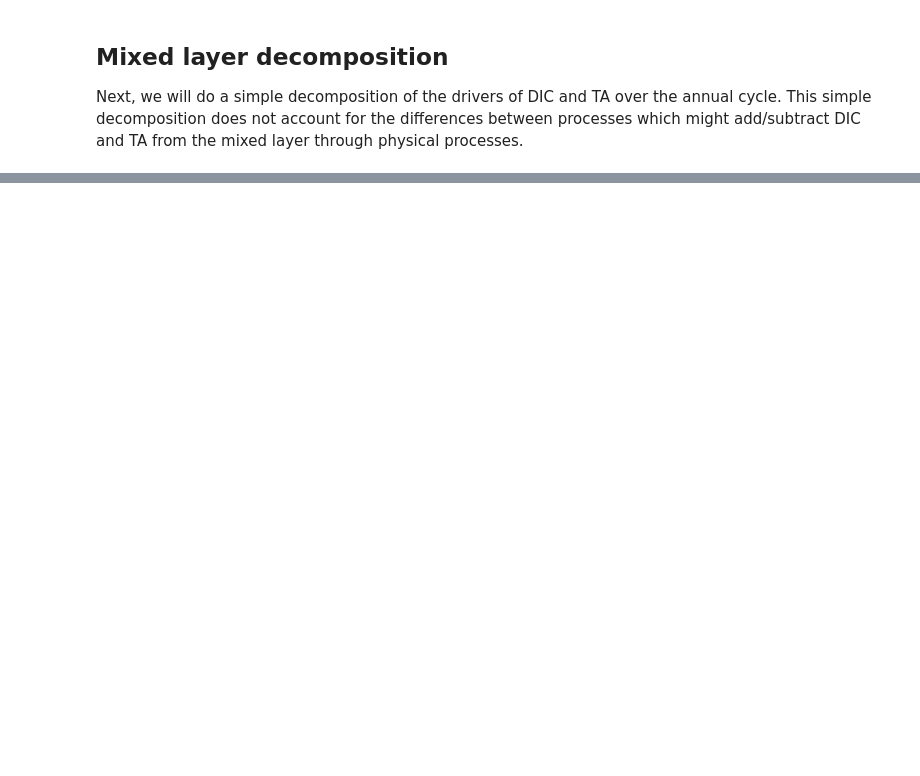
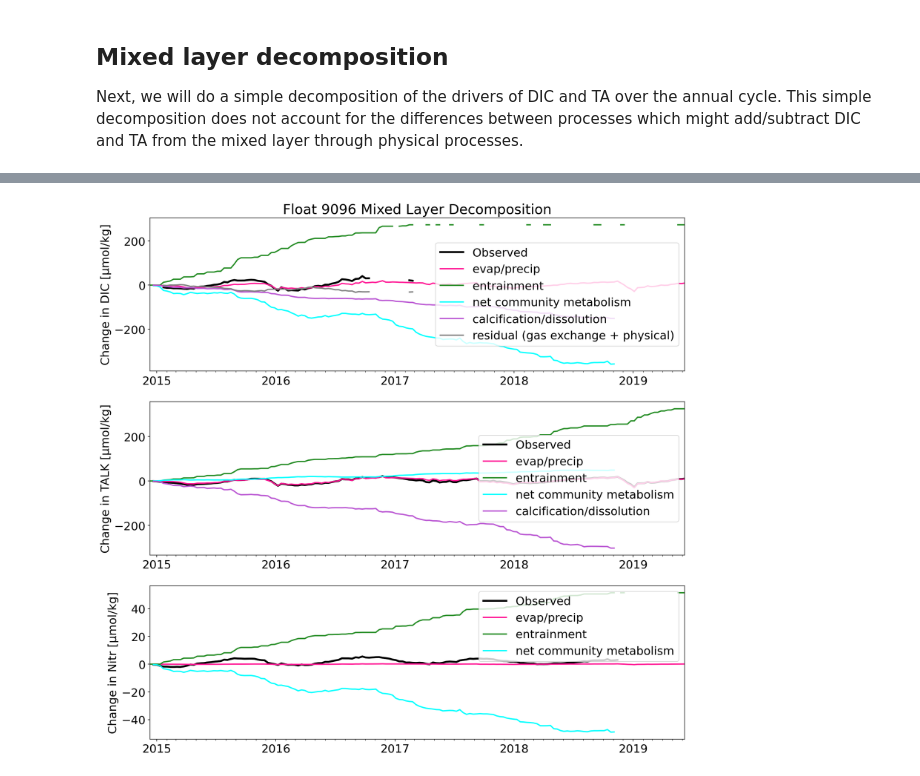
Before and after one commit to ognancy4life/OBD_Lab, a Jupyter notebook: OBD_SOCCOM_MixedLayerDecomposition.ipynb, the cells around one changed output, grey strips where cells are left out. Saved outputs shown, nothing was run; the diff lists cells and outputs as text; code cells hidden in the pictures; blank space fills up the shorter version.

```diff
--- a/OBD_SOCCOM_MixedLayerDecomposition.ipynb
+++ b/OBD_SOCCOM_MixedLayerDecomposition.ipynb
@@ -34,7 +46,7 @@ output_dir = 'generated/'
 We want to use Pandas' built-in read_csv function to import a single float data file into a pandas data frame called `flt`. Float 9254 is a good example float for this exercise, but you can pick any float from the snapshot. To pick another float you can go to the SOCCOM web page sensor status table http://soccom.ucsd.edu/floats/SOCCOM_sensor_stats.html and choose a float with lots of good data (i.e., more in the "#g" column than the "#b" columns for variables you're interested in analyzing. You can sort the columns on that webpage by clicking on the column header by which you wish to sort.
 # %%
 # Pick a float
-floatnum = '9254'
+floatnum = '9096'
 floatpath = 'SOCCOM_LoResQC_LIAR_22Dec2020_odvtxt/' # This is the folder where all the float data live
 floatsuffix = 'SOOCNQC.TXT' # all of the Southern Ocean floats have the same suffix
 # %%
@@ -441,14 +583,17 @@ dN_dS
 # %%
 dN_NCM = Deltas['Nitrate[µmol/kg]'] - dN_dS - dN_dMLD.squeeze()
-dDIC_NCM = dN_NCM * 117 / 16
-dTA_NCM = dN_NCM * -16 / 16
+C_to_N = 117 / 16
+TA_to_N = -16 / 16
+dDIC_NCM = dN_NCM * C_to_N
+dTA_NCM = dN_NCM * TA_to_N
 
 dN_NCM
 # %%
 dTA_CaCO3 = Deltas['TALK_LIAR[µmol/kg]'] - dTA_dS - dTA_NCM - dTA_dMLD.squeeze()
-dDIC_CaCO3 = dTA_CaCO3 * 0.5
+DIC_to_TA_calc = 0.5
+dDIC_CaCO3 = dTA_CaCO3 * DIC_to_TA_calc
 
-dTA_CaCO3
+debug(dTA_CaCO3)
 # %%
-dDIC_resid = Deltas['DIC_LIAR[µmol/kg]'] - dDIC_dS - dDIC_NCM - dDIC_CaCO3 - dDIC_dMLD
+dDIC_resid = Deltas['DIC_LIAR[µmol/kg]'] - dDIC_dS - dDIC_NCM - dDIC_CaCO3 - dDIC_dMLD.squeeze()
 dDIC_resid
@@ -465,7 +638,7 @@ var='DIC_LIAR[µmol/kg]'
 axes[0].plot(fltdates,Deltas[var].cumsum(), label='Observed', c='black', linewidth=3)
 axes[0].set_ylabel('Change in ' + var[:3] + ' ' + var [-9:])
 axes[0].plot(fltdates,dDIC_dS.cumsum(), label='evap/precip', c='deeppink', linewidth=2)
-axes[0].plot(fltdates,dDIC_dMLD.cumsum(), label='entrainment', c='forestgreen', linewidth=2)
+axes[0].plot(fltdates,dDIC_dMLD[0].cumsum(), label='entrainment', c='forestgreen', linewidth=2)
 axes[0].plot(fltdates,dDIC_NCM.cumsum(), label='net community metabolism', c='cyan', linewidth=2)
 axes[0].plot(fltdates,dDIC_CaCO3.cumsum(), label='calcification/dissolution', c='mediumorchid', linewidth=2)
 axes[0].plot(fltdates,dDIC_resid.cumsum(), label='residual (gas exchange + physical)', c='grey', linewidth=2)
@@ -473,32 +646,34 @@ axes[0].set_xlim(fltdates[0],fltdates[-1])
 axes[0].xaxis.set_major_locator(years)
 axes[0].xaxis.set_major_formatter(years_fmt)
 axes[0].xaxis.set_minor_locator(months)
 axes[0].legend()
 
 var='TALK_LIAR[µmol/kg]'
 axes[1].plot(fltdates,Deltas[var].cumsum(), label='Observed', c='black', linewidth=3)
 axes[1].set_ylabel('Change in ' + var[:4] + ' ' + var [-9:])
 axes[1].plot(fltdates,dTA_dS.cumsum(), label='evap/precip', c='deeppink', linewidth=2)
-axes[1].plot(fltdates,dTA_dMLD.cumsum(), label='entrainment', c='forestgreen', linewidth=2)
+axes[1].plot(fltdates,dTA_dMLD[0].cumsum(), label='entrainment', c='forestgreen', linewidth=2)
 axes[1].plot(fltdates,dTA_NCM.cumsum(), label='net community metabolism', c='cyan', linewidth=2)
 axes[1].plot(fltdates,dTA_CaCO3.cumsum(), label='calcification/dissolution', c='mediumorchid', linewidth=2)
 axes[1].set_xlim(fltdates[0],fltdates[-1])
 axes[1].xaxis.set_major_locator(years)
 axes[1].xaxis.set_major_formatter(years_fmt)
 axes[1].xaxis.set_minor_locator(months)
 axes[1].legend()
 
 var = 'Nitrate[µmol/kg]'
 axes[2].plot(fltdates,Deltas[var].cumsum(), label='Observed', c='black', linewidth=3)
 axes[2].set_ylabel('Change in ' + var[:4] + ' ' + var [-9:])
 axes[2].plot(fltdates,dN_dS.cumsum(), label='evap/precip', c='deeppink', linewidth=2)
-axes[3].plot(fltdates,dN_dMLD.cumsum(), label='entrainment', c='forestgreen', linewidth=2)
+axes[2].plot(fltdates,dN_dMLD[0].cumsum(), label='entrainment', c='forestgreen', linewidth=2)
 axes[2].plot(fltdates,dN_NCM.cumsum(), label='net community metabolism', c='cyan', linewidth=2)
 axes[2].set_xlim(fltdates[0],fltdates[-1])
 axes[2].xaxis.set_major_locator(years)
 axes[2].xaxis.set_major_formatter(years_fmt)
 axes[2].xaxis.set_minor_locator(months)
 axes[2].legend()
 
 axes[0].set_title('Float ' + floatnum + ' Mixed Layer Decomposition')
 fig.savefig(output_dir + 'F' + floatnum + 'MLDecomp.png', dpi = 200, bbox_inches='tight')
+# %% [output]
+[figure, added]
```
Also changed, not shown: parts of 21 cells of this notebook.
